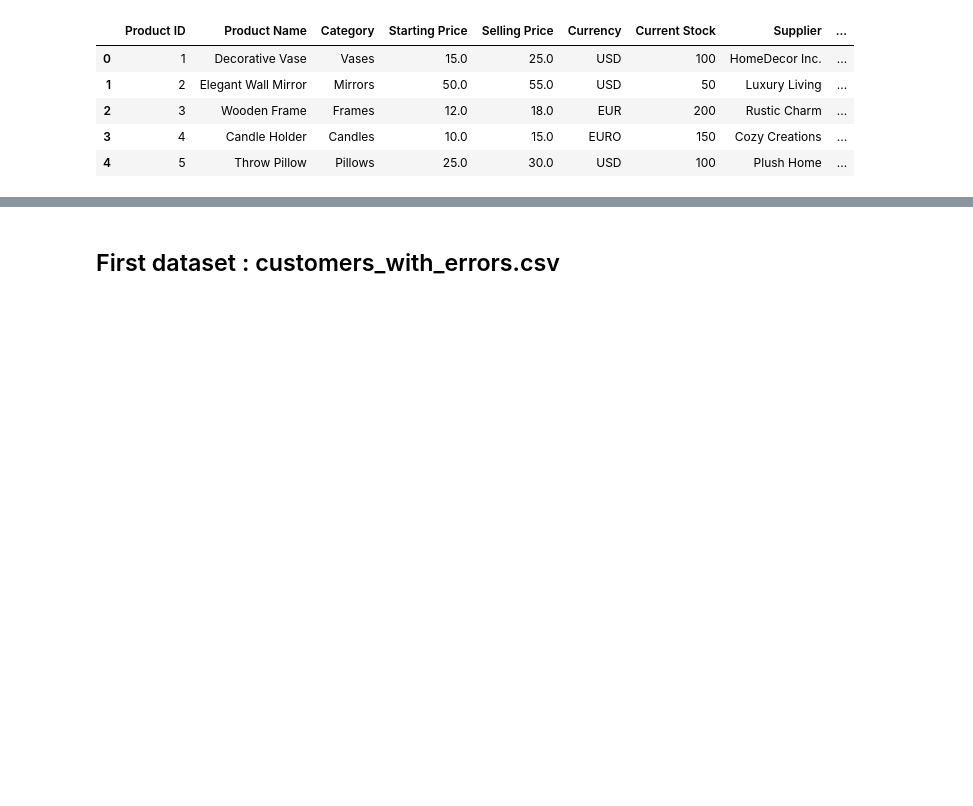
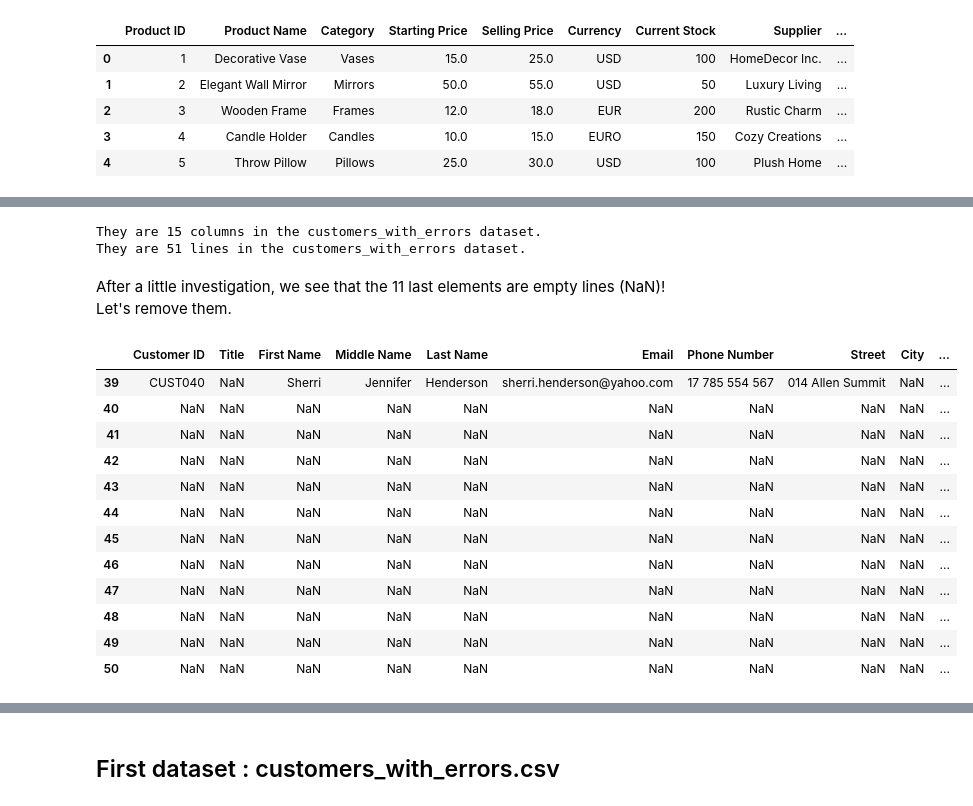
Before and after one commit to Chelsie1234/data-quality, a Jupyter notebook: Data management Homework assignment.ipynb, the cells around one changed output, grey strips where cells are left out. Drawn from its saved outputs; the diff is of its cells as text; code cells hidden in the pictures; blank space fills up the shorter version.

```diff
--- a/Data management Homework assignment.ipynb
+++ b/Data management Homework assignment.ipynb
@@ -52,0 +87,25 @@ deco_product.head()
+# %%
+print(f"They are {len(customers_with_errors.columns)} columns in the customers_with_errors dataset.")
+print(f"They are {len(customers_with_errors)} lines in the customers_with_errors dataset.")
+# %% [output]
+They are 15 columns in the customers_with_errors dataset.
+They are 51 lines in the customers_with_errors dataset.
+# %% [markdown]
+After a little investigation, we see that the 11 last elements are empty lines (NaN)!<br>
+Let's remove them.
+# %%
+customers_with_errors.tail(12)
+# %% [output]
+|  | Customer ID | Title | First Name | Middle Name | Last Name | Email | Phone Number | Street | City | ... |
+| 39 | CUST040 | NaN | Sherri | Jennifer | Henderson | sherri.henderson@yahoo.com | 17 785 554 567 | 014 Allen Summit | NaN | ... |
+| 40 | NaN | NaN | NaN | NaN | NaN | NaN | NaN | NaN | NaN | ... |
+| 41 | NaN | NaN | NaN | NaN | NaN | NaN | NaN | NaN | NaN | ... |
+| 42 | NaN | NaN | NaN | NaN | NaN | NaN | NaN | NaN | NaN | ... |
+| 43 | NaN | NaN | NaN | NaN | NaN | NaN | NaN | NaN | NaN | ... |
+| 44 | NaN | NaN | NaN | NaN | NaN | NaN | NaN | NaN | NaN | ... |
+| 45 | NaN | NaN | NaN | NaN | NaN | NaN | NaN | NaN | NaN | ... |
+| 46 | NaN | NaN | NaN | NaN | NaN | NaN | NaN | NaN | NaN | ... |
+| 47 | NaN | NaN | NaN | NaN | NaN | NaN | NaN | NaN | NaN | ... |
+| 48 | NaN | NaN | NaN | NaN | NaN | NaN | NaN | NaN | NaN | ... |
+| 49 | NaN | NaN | NaN | NaN | NaN | NaN | NaN | NaN | NaN | ... |
+| 50 | NaN | NaN | NaN | NaN | NaN | NaN | NaN | NaN | NaN | ... |
```
Also changed, not shown: parts of 35 cells of this notebook.
